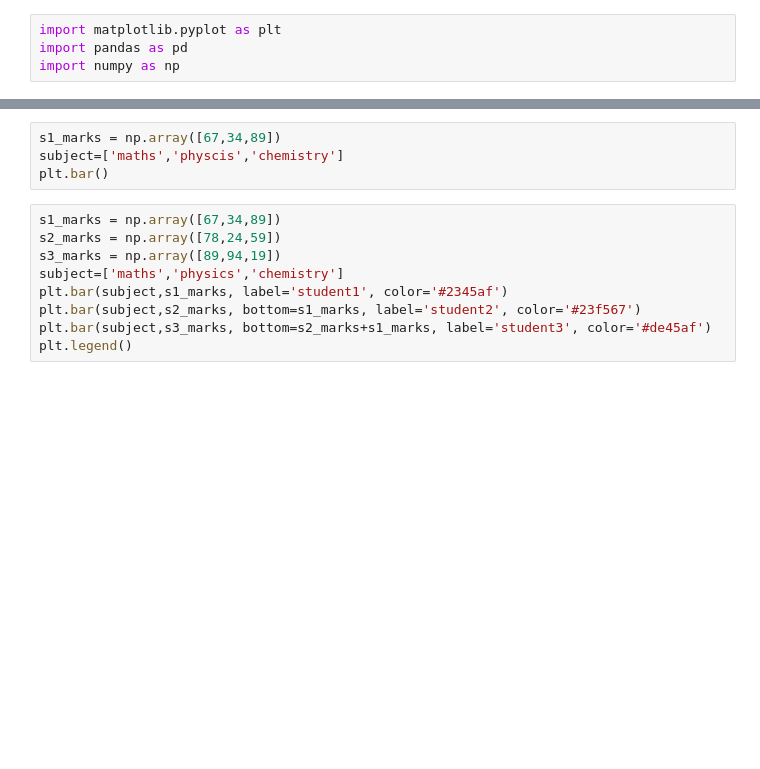
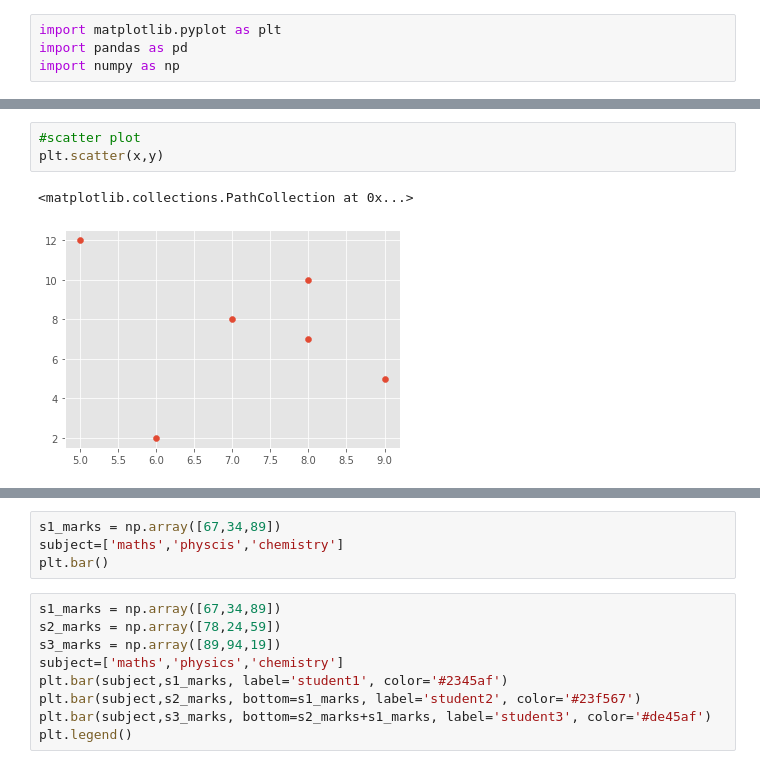
Before and after one commit to Nikitashipri/matplotil, a Jupyter notebook: matplotib.ipynb, the cells around one changed output, grey strips where cells are left out. Drawn from its saved outputs; the diff is of its cells as text; blank space fills up the shorter version.

```diff
--- a/matplotib.ipynb
+++ b/matplotib.ipynb
@@ -4,0 +51,6 @@ import numpy as np
+# %%
+#scatter plot
+plt.scatter(x,y)
+# %% [output]
+<matplotlib.collections.PathCollection at 0x...>
+[figure, added]
```
Also changed, not shown: parts of 7 cells of this notebook.
